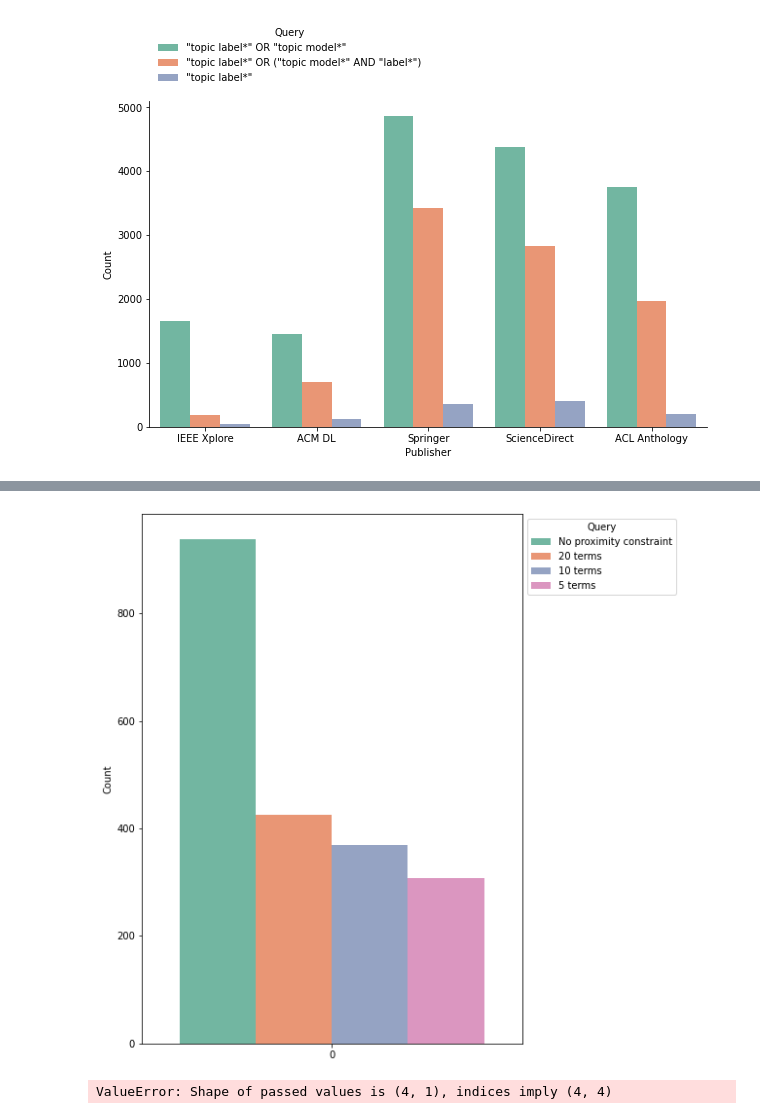
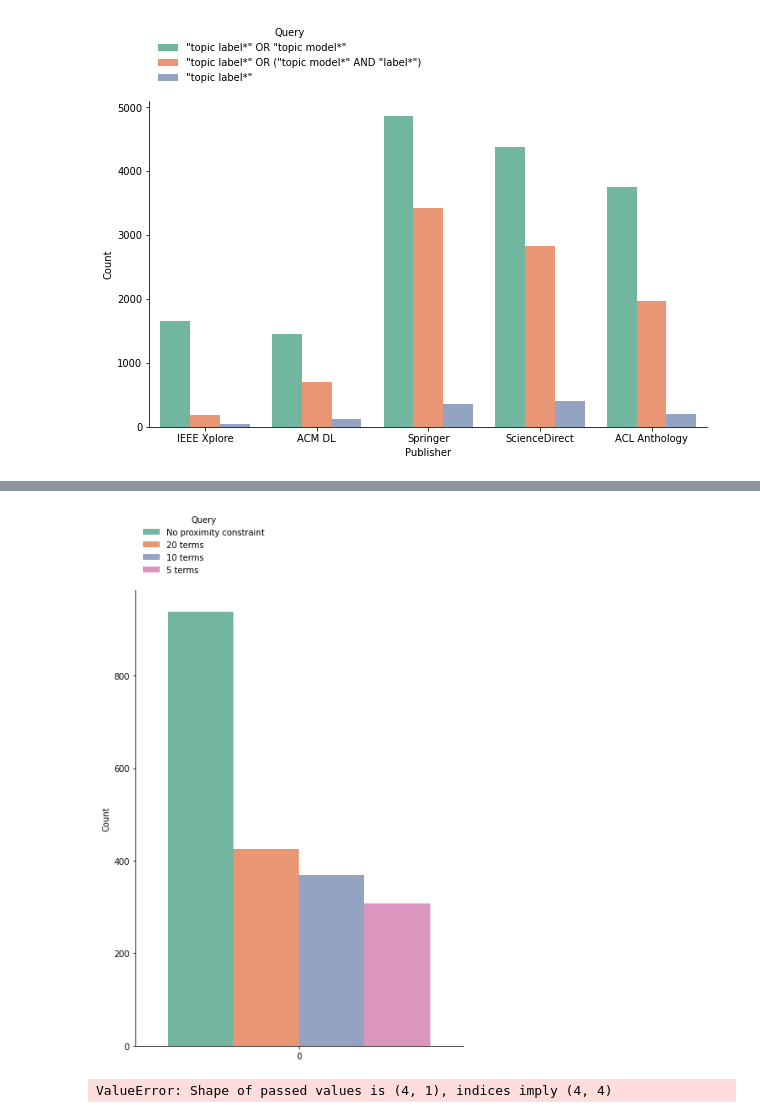
Before and after one commit to iberius96/Msc_Thesis, a Jupyter notebook: Data Visualization/Summary.ipynb, the cells around one changed output, grey strips where cells are left out. Drawn from its saved outputs; the diff is of its cells as text; code cells hidden in the pictures.

```diff
--- a/Data Visualization/Summary.ipynb
+++ b/Data Visualization/Summary.ipynb
@@ -209,21 +197,22 @@ sns.move_legend(ax, "upper left", bbox_to_anchor=(1, 1), title='Query')
 # %%
 totals = [938, 425, 369, 308]
 
 nr_res = pd.DataFrame(totals)
 df_bar = nr_res.reset_index().melt(id_vars=["index"])
 
 fig, ax = plt.subplots(figsize=(7, 10))
 sns.set_palette("Set2")
 g = sns.barplot(x="variable", y="value", hue="index", data=df_bar, ax = ax)
 
 h, l = g.get_legend_handles_labels()
 g.legend(h, ['No proximity constraint', '20 terms', '10 terms', '5 terms'])
 g.set_xlabel("")
 g.set_ylabel("Count")
 
-sns.move_legend(ax, "upper left", bbox_to_anchor=(1, 1), title='Query')
+sns.move_legend(ax, "upper left", bbox_to_anchor=(0, 1.18), title='Query', frameon=False)
+sns.despine()
 # %% [output]
-[figure, old version]
+[figure, new version]
 # %%
 totals = pd.DataFrame([70, 68, 66, 64], columns=['20 terms', '10 terms', '5 terms', '3 terms'])
 
```
Also changed, not shown: parts of 7 cells of this notebook, 7 other files.
